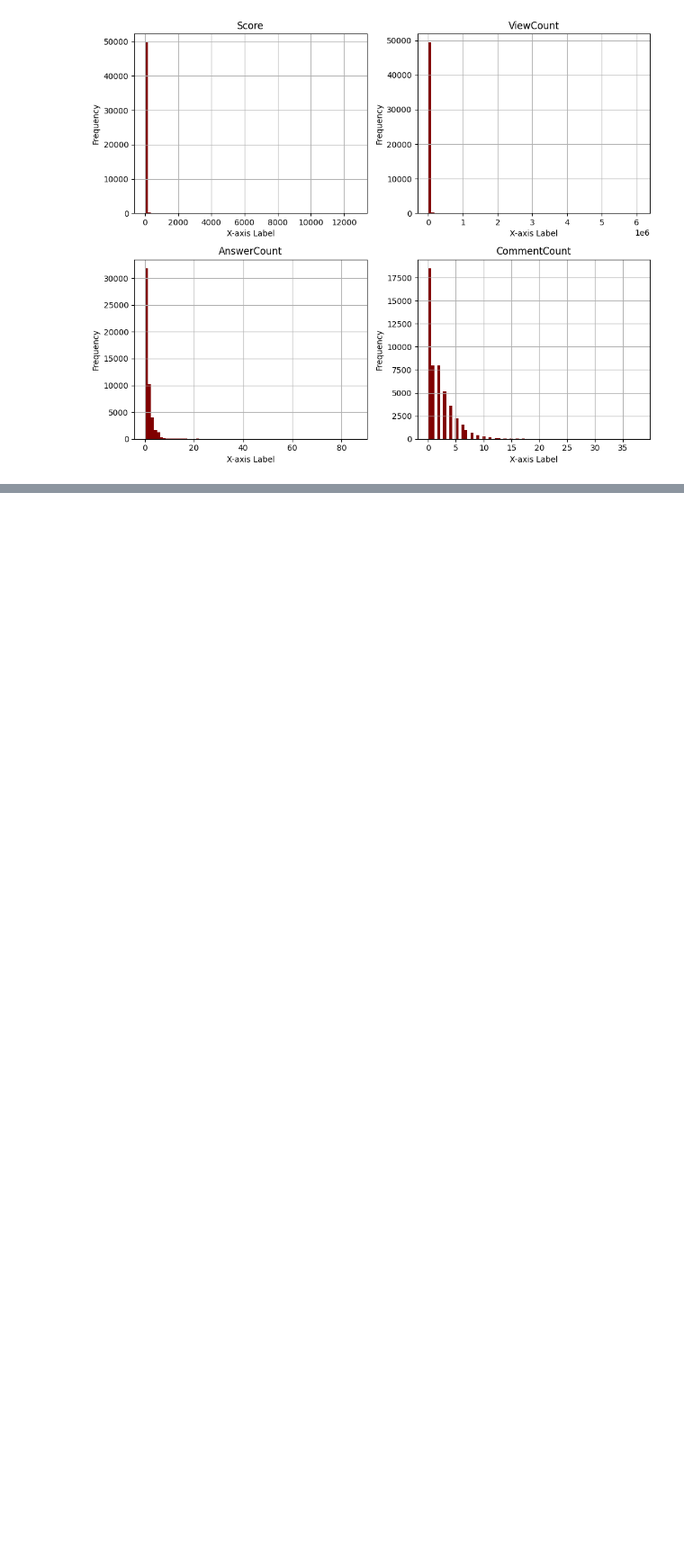
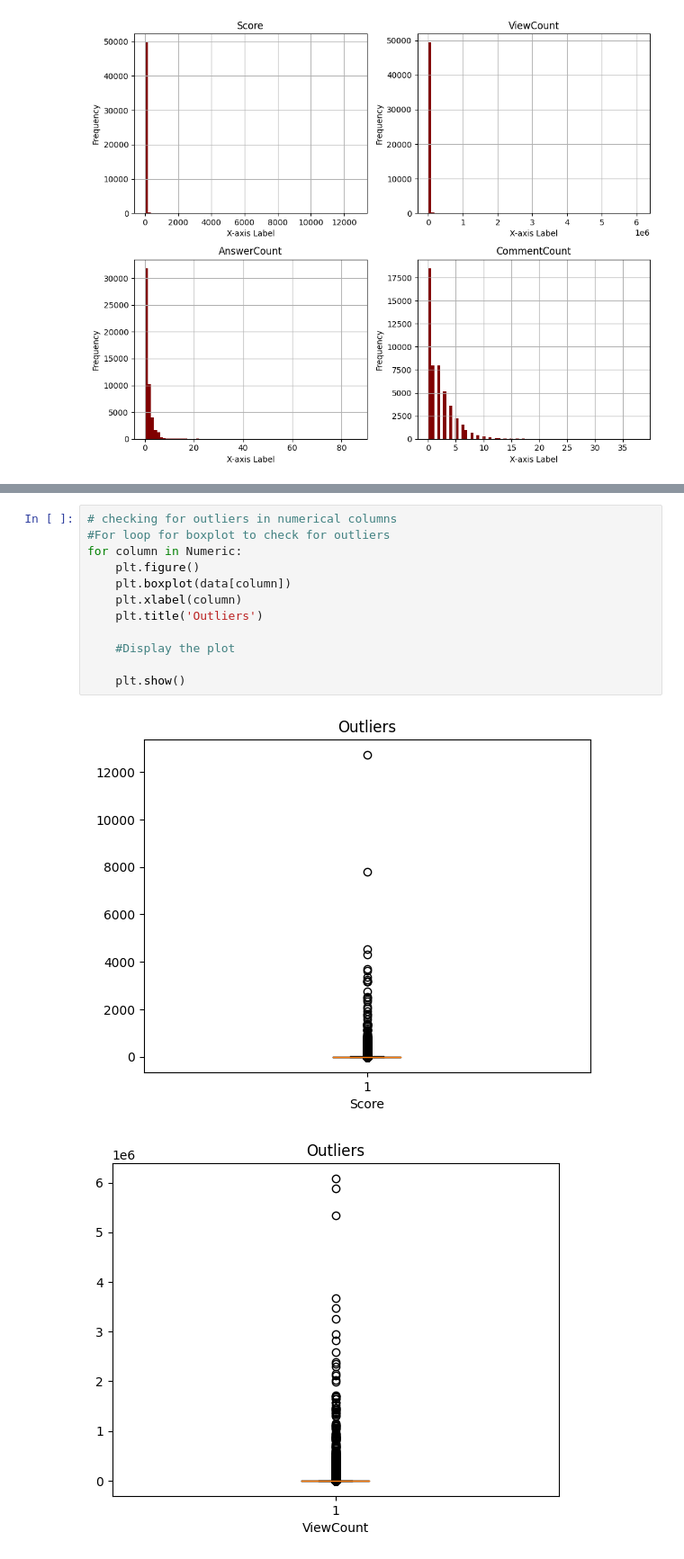
Before and after one commit to levine01/ChatGPT-Impact-on-StackOverFlow, a Jupyter notebook: main.ipynb, the cells around one changed output, grey strips where cells are left out. Shown at 90% size. Drawn from its saved outputs; the diff is of its cells as text; blank space fills up the shorter version.

```diff
--- a/main.ipynb
+++ b/main.ipynb
@@ -410,0 +440,15 @@ plt.show()
+# %%
+# checking for outliers in numerical columns
+#For loop for boxplot to check for outliers
+for column in Numeric:
+    plt.figure()
+    plt.boxplot(data[column])
+    plt.xlabel(column)
+    plt.title('Outliers')
+
+    #Display the plot
+
+    plt.show()
+# %% [output]
+[figure, added]
+[figure, added]
```
Also changed, not shown: parts of 21 cells of this notebook.
